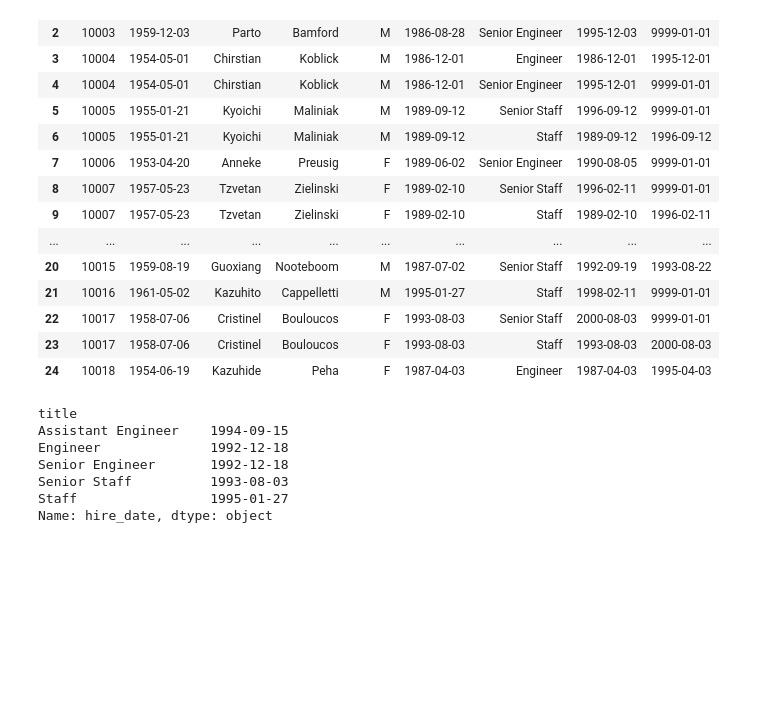
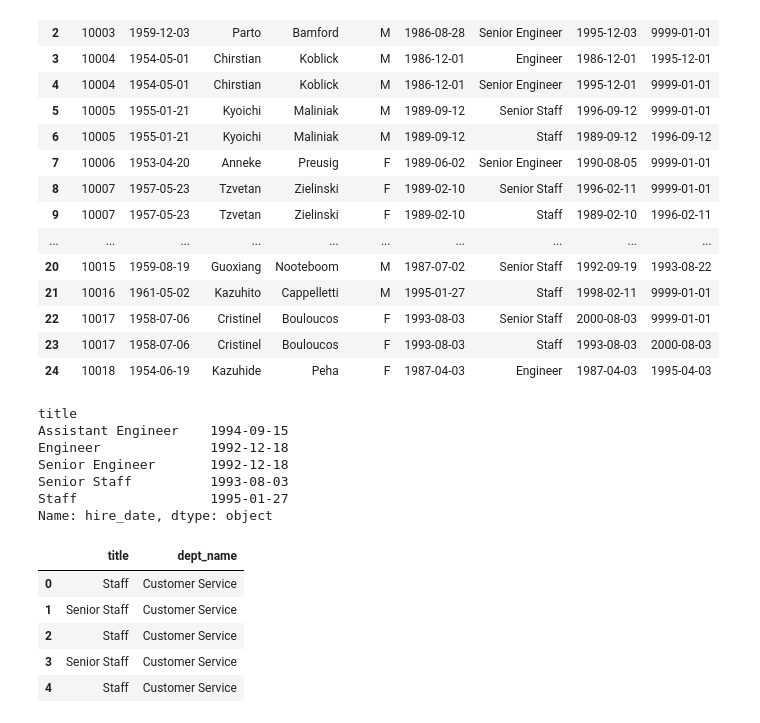
Before and after one commit to dashbringhurst/numpy-pandas-visualization-exercises, a Jupyter notebook: advanced_dataframes.ipynb, the cells around one changed output. Saved outputs shown, nothing was run; the diff lists cells and outputs as text; code cells hidden in the pictures; blank space fills up the shorter version.

```diff
--- a/advanced_dataframes.ipynb
+++ b/advanced_dataframes.ipynb
@@ -476,0 +486,10 @@ Name: hire_date, dtype: object
+# %%
+d_and_t = pd.read_sql(dept_titles, access_db(db, env))
+d_and_t.head()
+# %% [output]
+|  | title | dept_name |
+| 0 | Staff | Customer Service |
+| 1 | Senior Staff | Customer Service |
+| 2 | Staff | Customer Service |
+| 3 | Senior Staff | Customer Service |
+| 4 | Staff | Customer Service |
```
Also changed, not shown: parts of 9 cells of this notebook.
